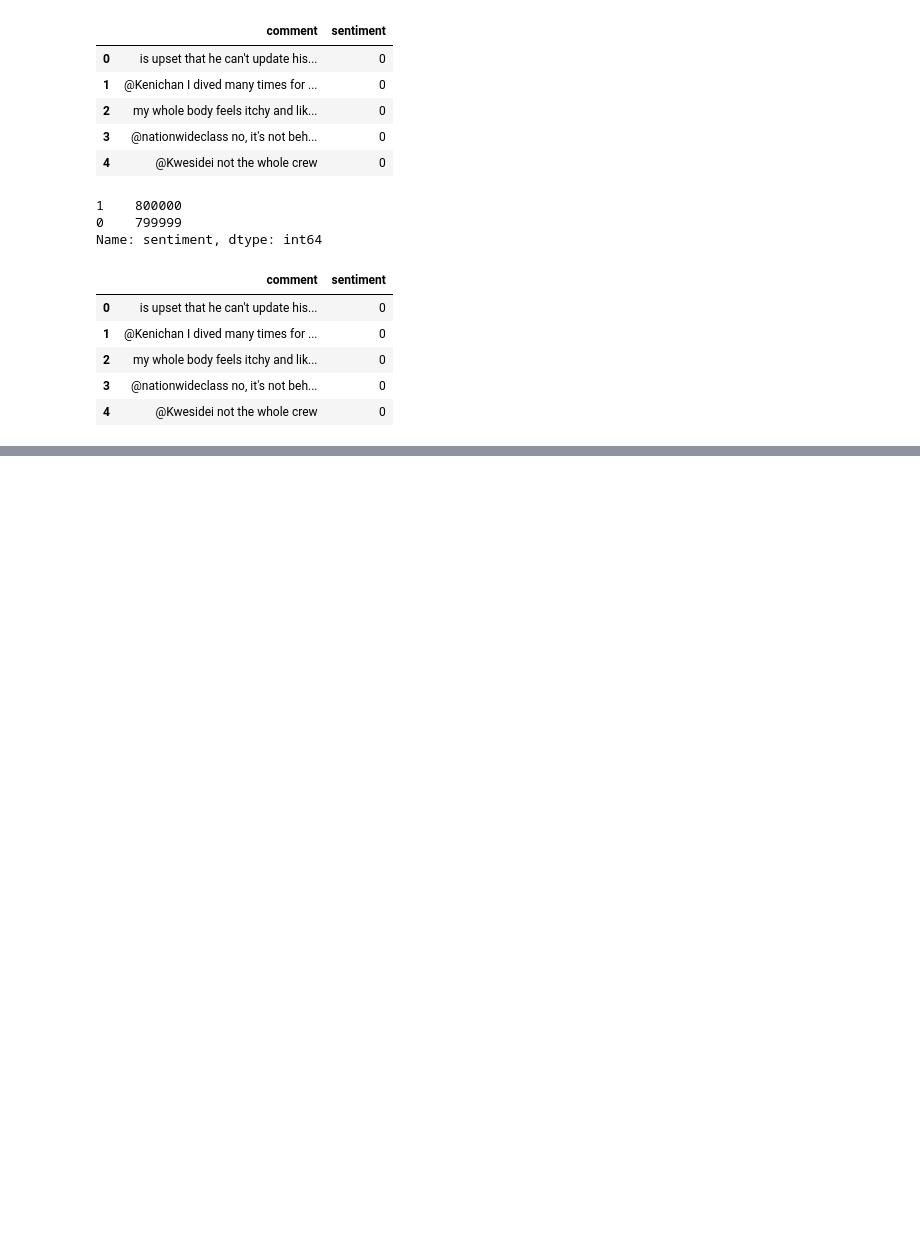
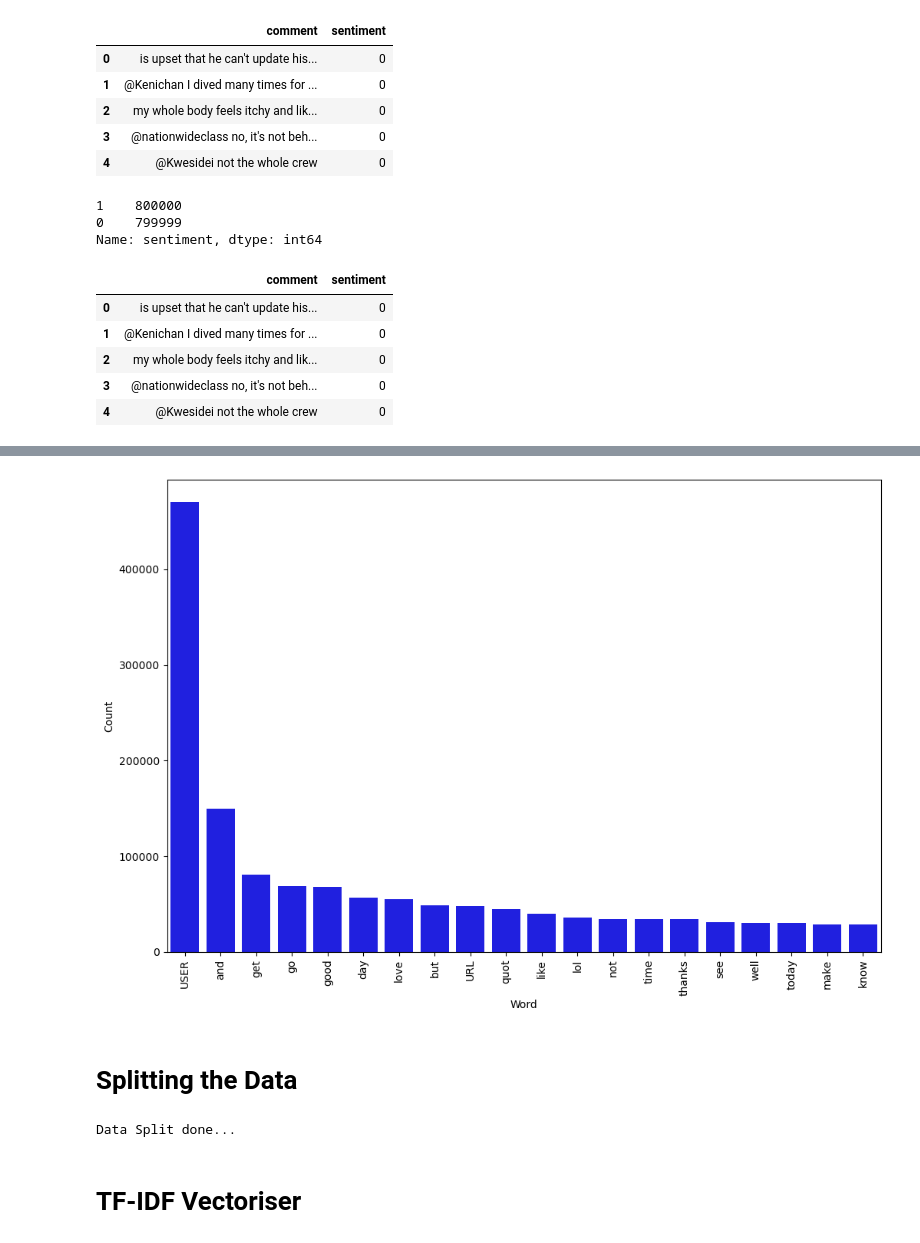
Before and after one commit to thesarwars/Sentiment_Analysis_using_Machine_Learning, a Jupyter notebook: Sentiment.ipynb, the cells around one changed output, grey strips where cells are left out. Drawn from its saved outputs; the diff is of its cells as text; code cells hidden in the pictures; blank space fills up the shorter version.

```diff
--- a/Sentiment.ipynb
+++ b/Sentiment.ipynb
@@ -294,0 +342,15 @@ Time taken: 2667 seconds
+# %%
+mostFrequentWords(processedcomment[800000:],20)
+# %% [output]
+[figure, added]
+# %% [markdown]
+# Splitting the Data
+# %%
+# Splitting the entire set into train and test with test size of 5%
+X_train, X_test, y_train, y_test = train_test_split(processedcomment, sentiment,
+                                                   test_size = 0.05, random_state = 0)
+print('Data Split done...')
+# %% [output]
+Data Split done...
+# %% [markdown]
+# TF-IDF Vectoriser
```
Also changed, not shown: parts of 29 cells of this notebook.
